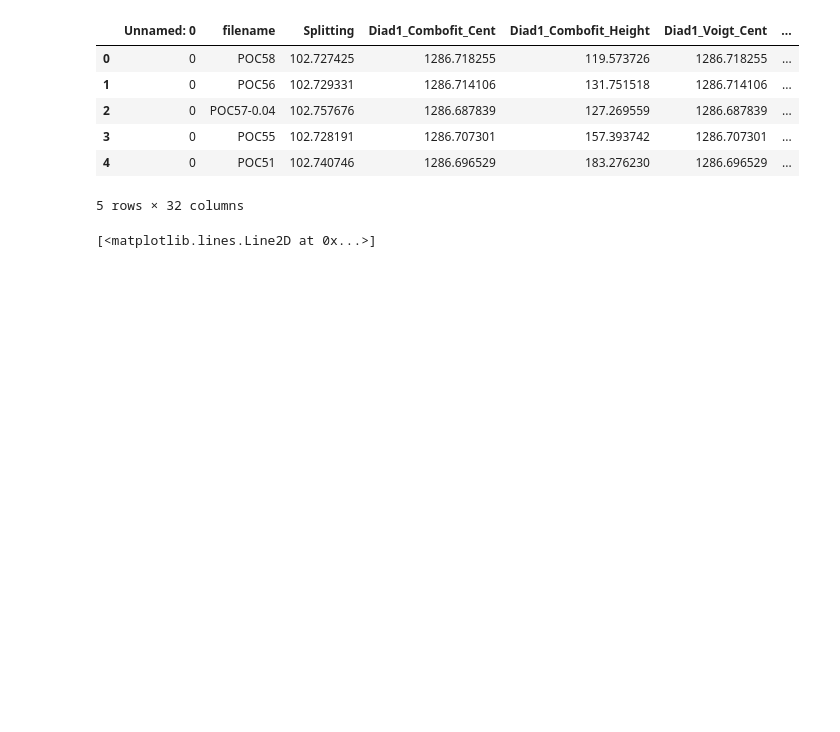
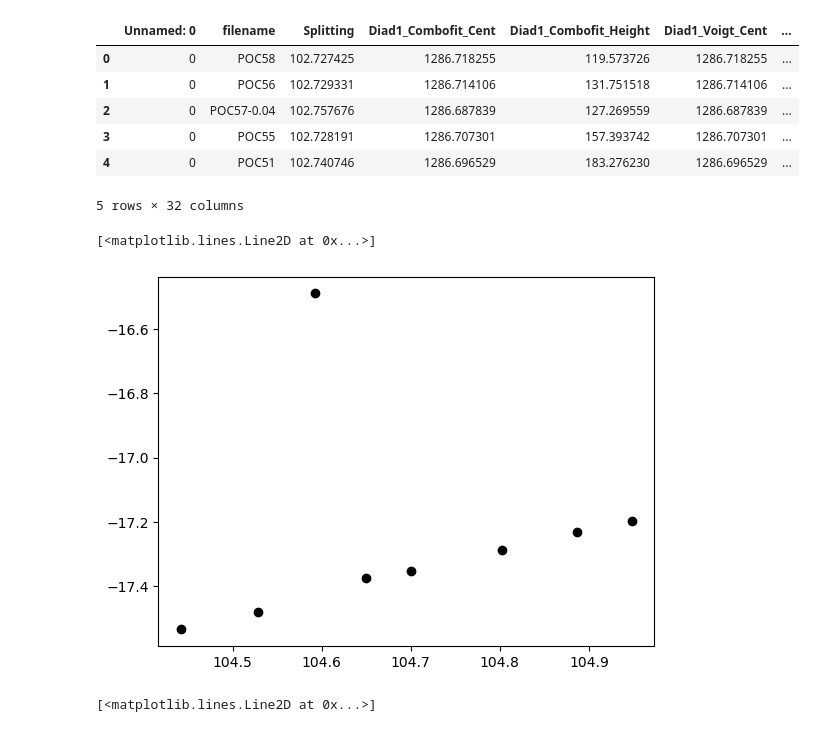
Before and after one commit to PennyWieser/DiadFit, a Jupyter notebook: docs/Examples/Diad_Fitting_Nov22nd2022/Stitch_Outputs_Together.ipynb, the cells around one changed output. Cells and saved outputs as stored; diff of their text form; code cells hidden in the pictures; blank space fills up the shorter version.

```diff
--- a/docs/Examples/Diad_Fitting_Nov22nd2022/Stitch_Outputs_Together.ipynb
+++ b/docs/Examples/Diad_Fitting_Nov22nd2022/Stitch_Outputs_Together.ipynb
@@ -27,6 +27,11 @@ df2.head()
 | 3 | 0 | POC55 | 102.728191 | 1286.707301 | 157.393742 | 1286.707301 | ... |
 | 4 | 0 | POC51 | 102.740746 | 1286.696529 | 183.276230 | 1286.696529 | ... |
 5 rows × 32 columns
+# %%
+plt.plot(df2['Splitting'], df2['C13_Cent']-df2['Diad2_Combofit_Cent'], 'ok')
+# %% [output]
+[<matplotlib.lines.Line2D at 0x...>]
+[figure, added]
 # %%
 
 plt.plot(df2['Splitting'], df2['Diad1_Combofit_Cent']-df2['C13_Cent'], 'ok')
```
Also changed, not shown: parts of 1 cell of this notebook, 11 other files.
